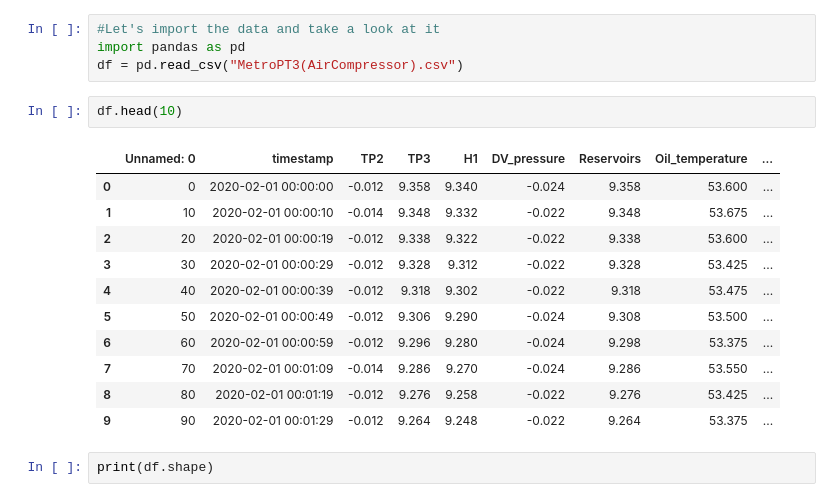
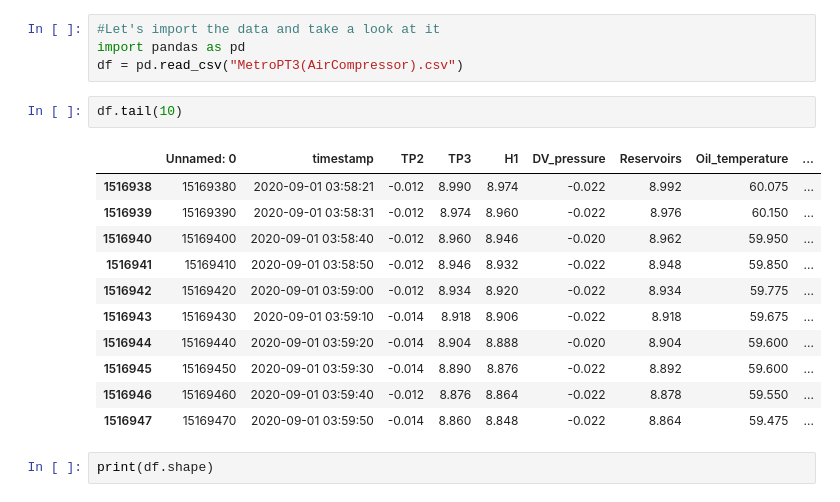
Before and after one commit to lisasko/MetroPT-3, a Jupyter notebook: BE.ipynb, the cells around one changed output. Cells and saved outputs as stored; diff of their text form.

```diff
--- a/BE.ipynb
+++ b/BE.ipynb
@@ -13,19 +13,19 @@ Le jeu de données a été collecté pour permettre le développement de modèle
 import pandas as pd
 df = pd.read_csv("MetroPT3(AirCompressor).csv")
 # %%
-df.head(10)
+df.tail(10)
 # %% [output]
 |  | Unnamed: 0 | timestamp | TP2 | TP3 | H1 | DV_pressure | Reservoirs | Oil_temperature | ... |
-| 0 | 0 | 2020-02-01 00:00:00 | -0.012 | 9.358 | 9.340 | -0.024 | 9.358 | 53.600 | ... |
-| 1 | 10 | 2020-02-01 00:00:10 | -0.014 | 9.348 | 9.332 | -0.022 | 9.348 | 53.675 | ... |
-| 2 | 20 | 2020-02-01 00:00:19 | -0.012 | 9.338 | 9.322 | -0.022 | 9.338 | 53.600 | ... |
-| 3 | 30 | 2020-02-01 00:00:29 | -0.012 | 9.328 | 9.312 | -0.022 | 9.328 | 53.425 | ... |
-| 4 | 40 | 2020-02-01 00:00:39 | -0.012 | 9.318 | 9.302 | -0.022 | 9.318 | 53.475 | ... |
-| 5 | 50 | 2020-02-01 00:00:49 | -0.012 | 9.306 | 9.290 | -0.024 | 9.308 | 53.500 | ... |
-| 6 | 60 | 2020-02-01 00:00:59 | -0.012 | 9.296 | 9.280 | -0.024 | 9.298 | 53.375 | ... |
-| 7 | 70 | 2020-02-01 00:01:09 | -0.014 | 9.286 | 9.270 | -0.024 | 9.286 | 53.550 | ... |
-| 8 | 80 | 2020-02-01 00:01:19 | -0.012 | 9.276 | 9.258 | -0.022 | 9.276 | 53.425 | ... |
-| 9 | 90 | 2020-02-01 00:01:29 | -0.012 | 9.264 | 9.248 | -0.022 | 9.264 | 53.375 | ... |
+| 1516938 | 15169380 | 2020-09-01 03:58:21 | -0.012 | 8.990 | 8.974 | -0.022 | 8.992 | 60.075 | ... |
+| 1516939 | 15169390 | 2020-09-01 03:58:31 | -0.012 | 8.974 | 8.960 | -0.022 | 8.976 | 60.150 | ... |
+| 1516940 | 15169400 | 2020-09-01 03:58:40 | -0.012 | 8.960 | 8.946 | -0.020 | 8.962 | 59.950 | ... |
+| 1516941 | 15169410 | 2020-09-01 03:58:50 | -0.012 | 8.946 | 8.932 | -0.022 | 8.948 | 59.850 | ... |
+| 1516942 | 15169420 | 2020-09-01 03:59:00 | -0.012 | 8.934 | 8.920 | -0.022 | 8.934 | 59.775 | ... |
+| 1516943 | 15169430 | 2020-09-01 03:59:10 | -0.014 | 8.918 | 8.906 | -0.022 | 8.918 | 59.675 | ... |
+| 1516944 | 15169440 | 2020-09-01 03:59:20 | -0.014 | 8.904 | 8.888 | -0.020 | 8.904 | 59.600 | ... |
+| 1516945 | 15169450 | 2020-09-01 03:59:30 | -0.014 | 8.890 | 8.876 | -0.022 | 8.892 | 59.600 | ... |
+| 1516946 | 15169460 | 2020-09-01 03:59:40 | -0.012 | 8.876 | 8.864 | -0.022 | 8.878 | 59.550 | ... |
+| 1516947 | 15169470 | 2020-09-01 03:59:50 | -0.014 | 8.860 | 8.848 | -0.022 | 8.864 | 59.475 | ... |
 # %%
 print(df.shape)
 # %% [output]
```
Also changed, not shown: parts of 10 cells of this notebook, 1 other file.
